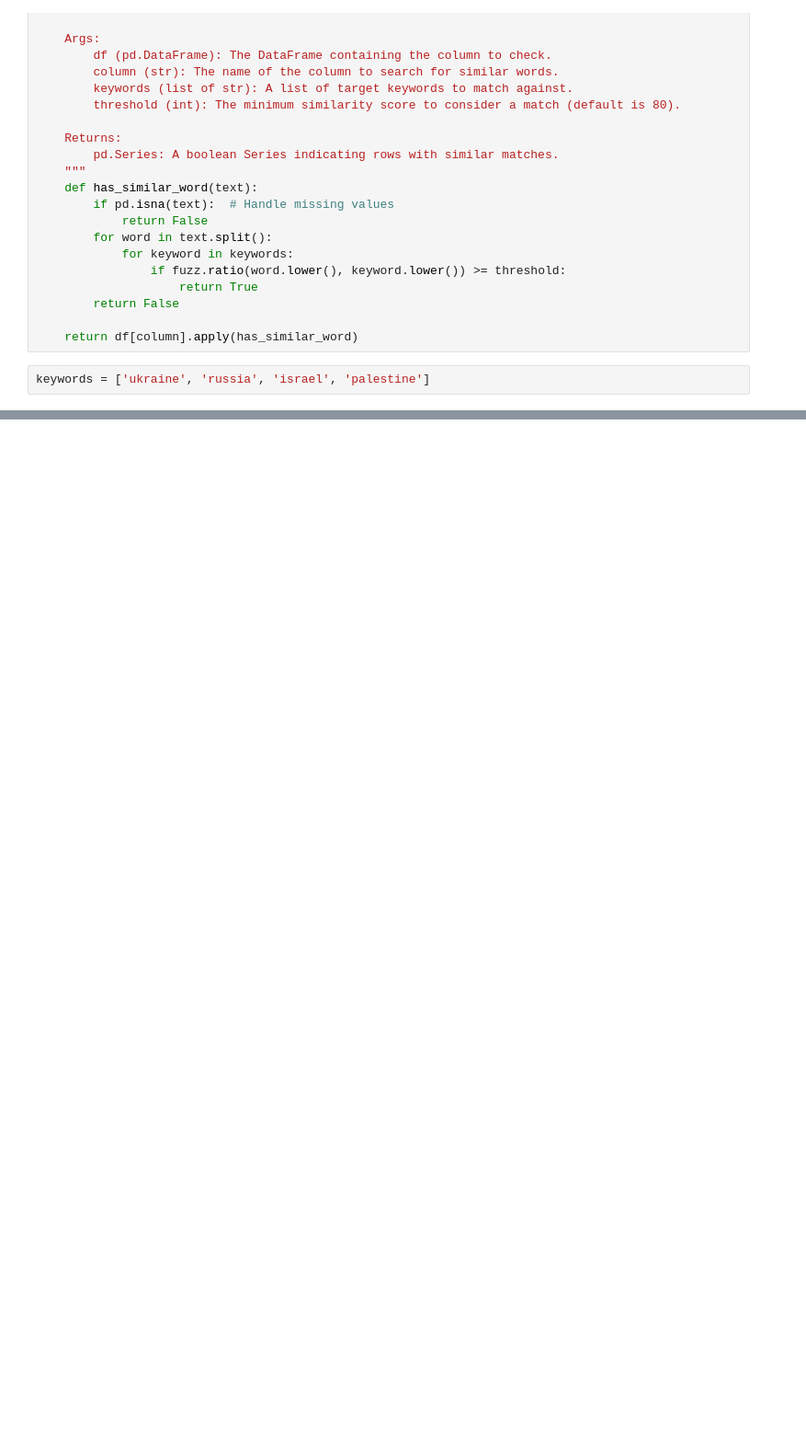
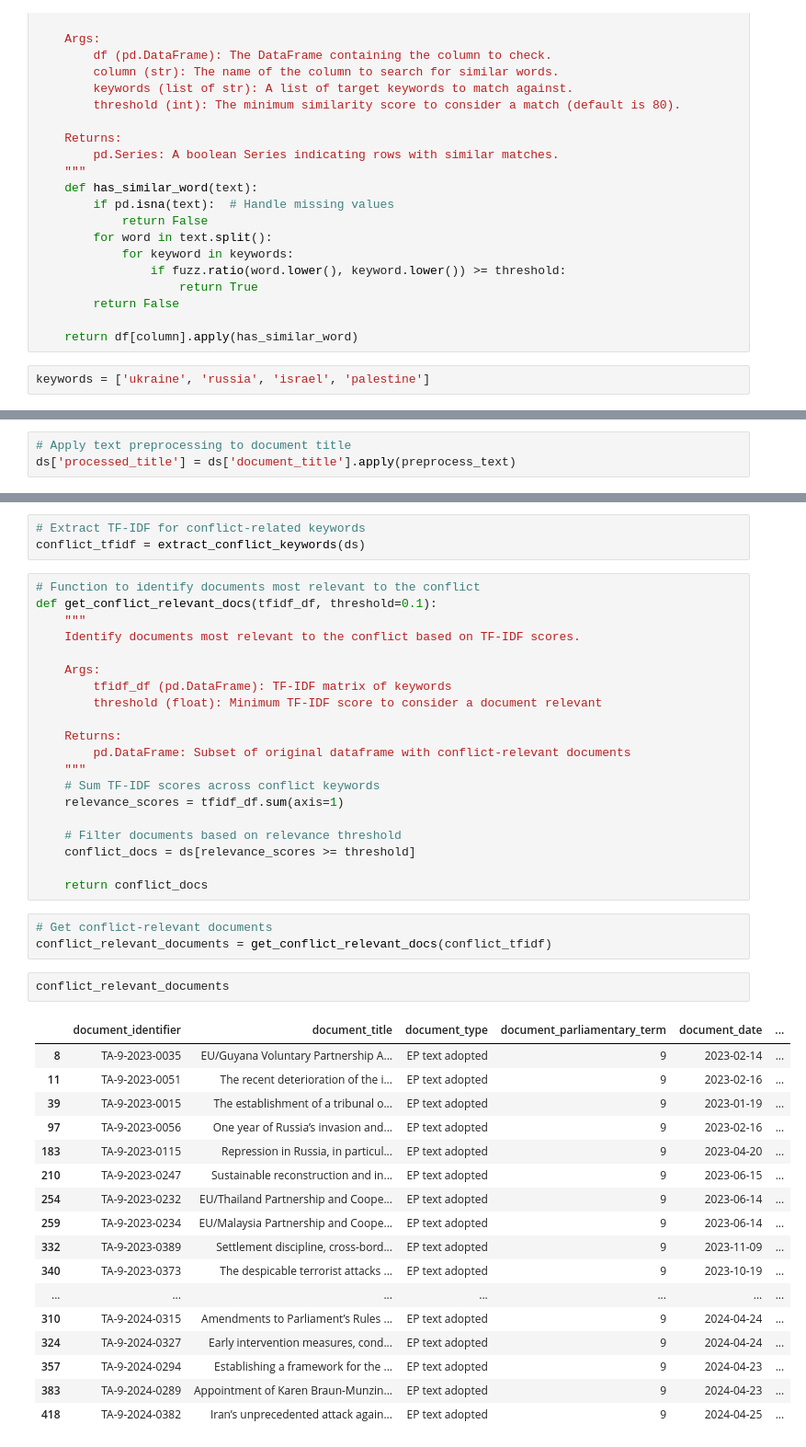
Before and after one commit to d-noe/DHAI_llms_political_conflicts, a Jupyter notebook: dataprep.ipynb, the cells around one changed output, grey strips where cells are left out. Shown: that part at 92% size. Cells and saved outputs as stored; diff of their text form; blank space fills up the shorter version.

Commit message:
preprocessed the text

```diff
--- a/dataprep.ipynb
+++ b/dataprep.ipynb
@@ -84,0 +117,3 @@ Name: document_title, dtype: object
+# %%
+# Apply text preprocessing to document title
+ds['processed_title'] = ds['document_title'].apply(preprocess_text)
@@ -84,0 +161,46 @@ Name: document_title, dtype: object
+# %%
+# Extract TF-IDF for conflict-related keywords
+conflict_tfidf = extract_conflict_keywords(ds)
+# %%
+# Function to identify documents most relevant to the conflict
+def get_conflict_relevant_docs(tfidf_df, threshold=0.1):
+    """
+    Identify documents most relevant to the conflict based on TF-IDF scores.
+
+    Args:
+        tfidf_df (pd.DataFrame): TF-IDF matrix of keywords
+        threshold (float): Minimum TF-IDF score to consider a document relevant
+
+    Returns:
+        pd.DataFrame: Subset of original dataframe with conflict-relevant documents
+    """
+    # Sum TF-IDF scores across conflict keywords
+    relevance_scores = tfidf_df.sum(axis=1)
+
+    # Filter documents based on relevance threshold
+    conflict_docs = ds[relevance_scores >= threshold]
+
+    return conflict_docs
+# %%
+# Get conflict-relevant documents
+conflict_relevant_documents = get_conflict_relevant_docs(conflict_tfidf)
+# %%
+conflict_relevant_documents
+# %% [output]
+|  | document_identifier | document_title | document_type | document_parliamentary_term | document_date | ... |
+| 8 | TA-9-2023-0035 | EU/Guyana Voluntary Partnership A... | EP text adopted | 9 | 2023-02-14 | ... |
+| 11 | TA-9-2023-0051 | The recent deterioration of the i... | EP text adopted | 9 | 2023-02-16 | ... |
+| 39 | TA-9-2023-0015 | The establishment of a tribunal o... | EP text adopted | 9 | 2023-01-19 | ... |
+| 97 | TA-9-2023-0056 | One year of Russia’s invasion and... | EP text adopted | 9 | 2023-02-16 | ... |
+| 183 | TA-9-2023-0115 | Repression in Russia, in particul... | EP text adopted | 9 | 2023-04-20 | ... |
+| 210 | TA-9-2023-0247 | Sustainable reconstruction and in... | EP text adopted | 9 | 2023-06-15 | ... |
+| 254 | TA-9-2023-0232 | EU/Thailand Partnership and Coope... | EP text adopted | 9 | 2023-06-14 | ... |
+| 259 | TA-9-2023-0234 | EU/Malaysia Partnership and Coope... | EP text adopted | 9 | 2023-06-14 | ... |
+| 332 | TA-9-2023-0389 | Settlement discipline, cross-bord... | EP text adopted | 9 | 2023-11-09 | ... |
+| 340 | TA-9-2023-0373 | The despicable terrorist attacks ... | EP text adopted | 9 | 2023-10-19 | ... |
+| ... | ... | ... | ... | ... | ... | ... |
+| 310 | TA-9-2024-0315 | Amendments to Parliament’s Rules ... | EP text adopted | 9 | 2024-04-24 | ... |
+| 324 | TA-9-2024-0327 | Early intervention measures, cond... | EP text adopted | 9 | 2024-04-24 | ... |
+| 357 | TA-9-2024-0294 | Establishing a framework for the ... | EP text adopted | 9 | 2024-04-23 | ... |
+| 383 | TA-9-2024-0289 | Appointment of Karen Braun-Munzin... | EP text adopted | 9 | 2024-04-23 | ... |
+| 418 | TA-9-2024-0382 | Iran’s unprecedented attack again... | EP text adopted | 9 | 2024-04-25 | ... |
```
Also changed, not shown: parts of 7 cells of this notebook.
